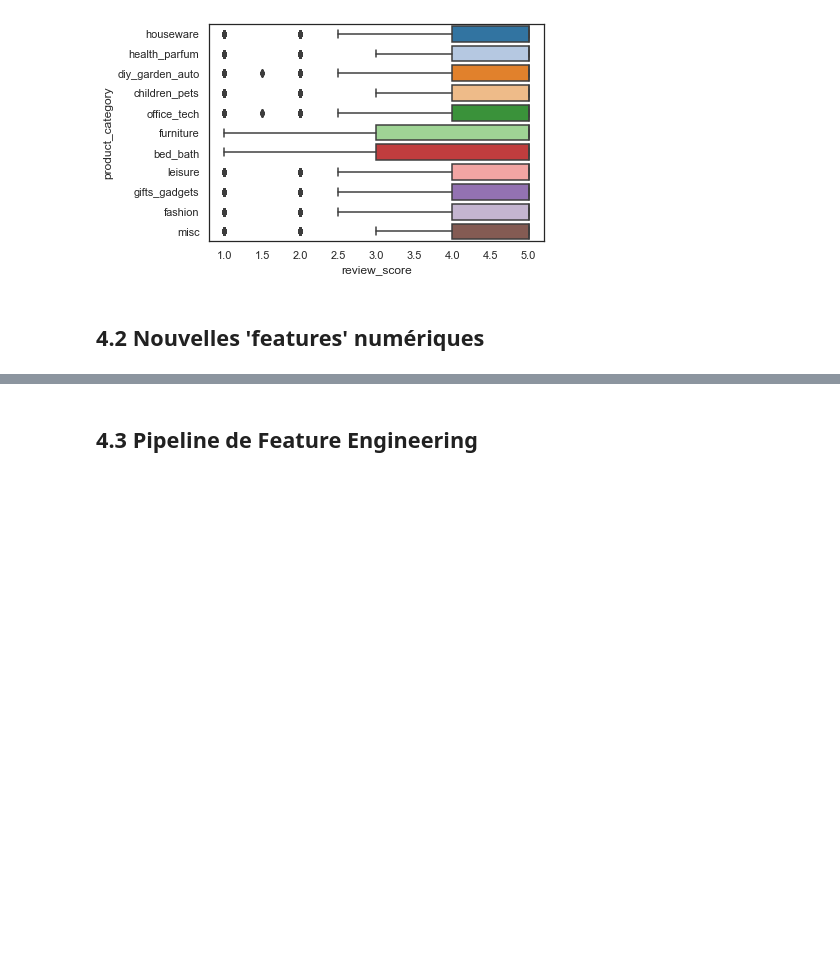
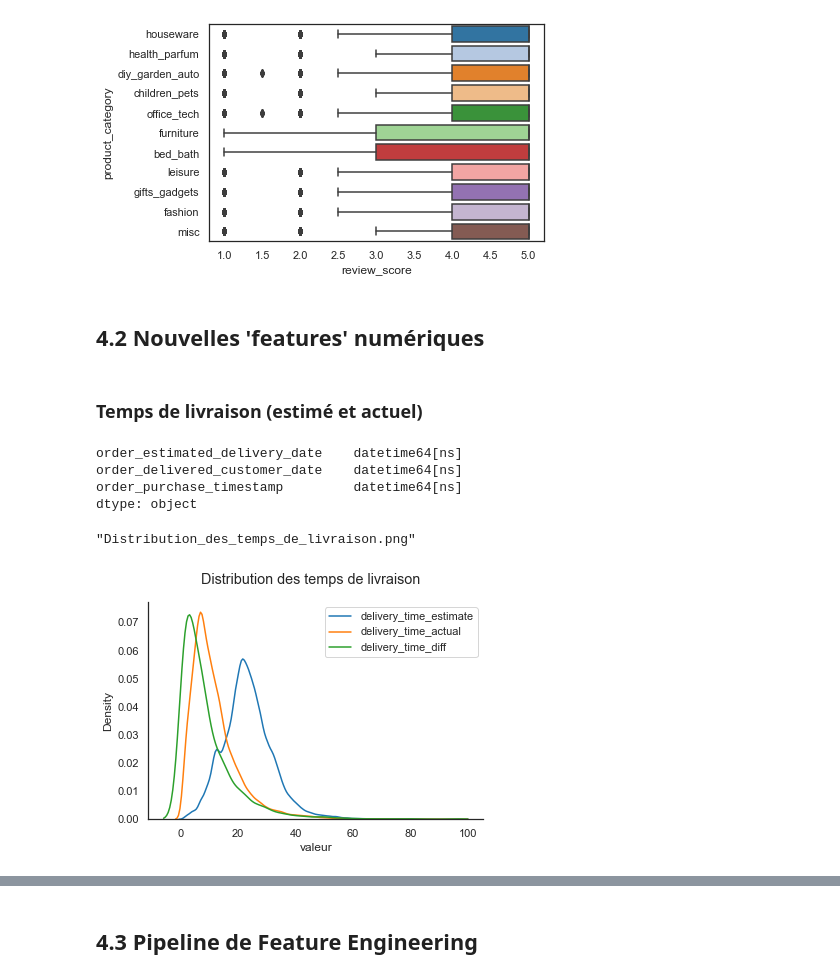
Before and after one commit to mrcreasey/oc-ds-p5-unsupervised-clustering, a Jupyter notebook: P5_01_analyse.ipynb, the cells around one changed output, grey strips where cells are left out. Saved outputs shown, nothing was run; the diff lists cells and outputs as text; code cells hidden in the pictures; blank space fills up the shorter version.

Commit message:
add delivery time (estimated, actual, diff)

```diff
--- a/P5_01_analyse.ipynb
+++ b/P5_01_analyse.ipynb
@@ -1940,3 +1940,36 @@ sns.boxplot(data=commande_items, x='review_score', y='product_category')
 [figure]
 # %% [markdown]
 ## 4.2 Nouvelles 'features' numériques
+# %% [markdown]
+### Temps de livraison (estimé et actuel)
+# %%
+commande_items[['order_estimated_delivery_date','order_delivered_customer_date','order_purchase_timestamp']].dtypes
+# %% [output]
+order_estimated_delivery_date    datetime64[ns]
+order_delivered_customer_date    datetime64[ns]
+order_purchase_timestamp         datetime64[ns]
+dtype: object
+# %%
+commande_items['delivery_time_estimate']=(commande_items['order_estimated_delivery_date']
+- commande_items['order_purchase_timestamp']).dt.days
+commande_items['delivery_time_actual']=(commande_items['order_delivered_customer_date']
+ - commande_items['order_purchase_timestamp']).dt.days
+commande_items['delivery_time_diff']= commande_items['delivery_time_actual'] - commande_items['delivery_time_estimate']
+# %%
+clip_range = (-100, 100)
+
+_, ax = plt.subplots()
+i = 0
+for col in ['delivery_time_estimate','delivery_time_actual','delivery_time_diff']:
+    data = remove_zeros(commande_items[col])
+    sns.kdeplot(data, ax=ax, color=colors[i], clip=clip_range, label=col)
+    i = i+1
+
+plt.legend()
+sns.despine()
+plt.xlabel("valeur")
+plt.suptitle(f'Distribution des temps de livraison')
+to_png()
+# %% [output]
+"Distribution_des_temps_de_livraison.png"
+[figure, added]
```
Also changed, not shown: parts of 2 cells of this notebook.
